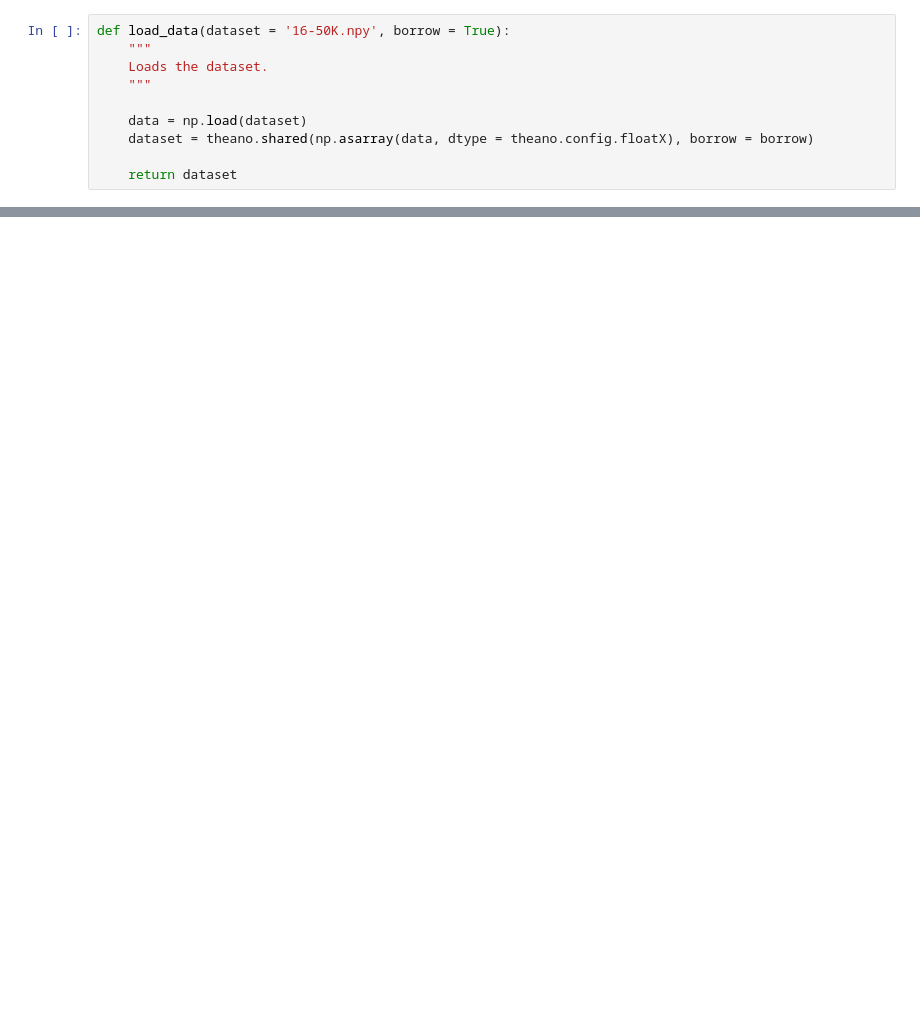
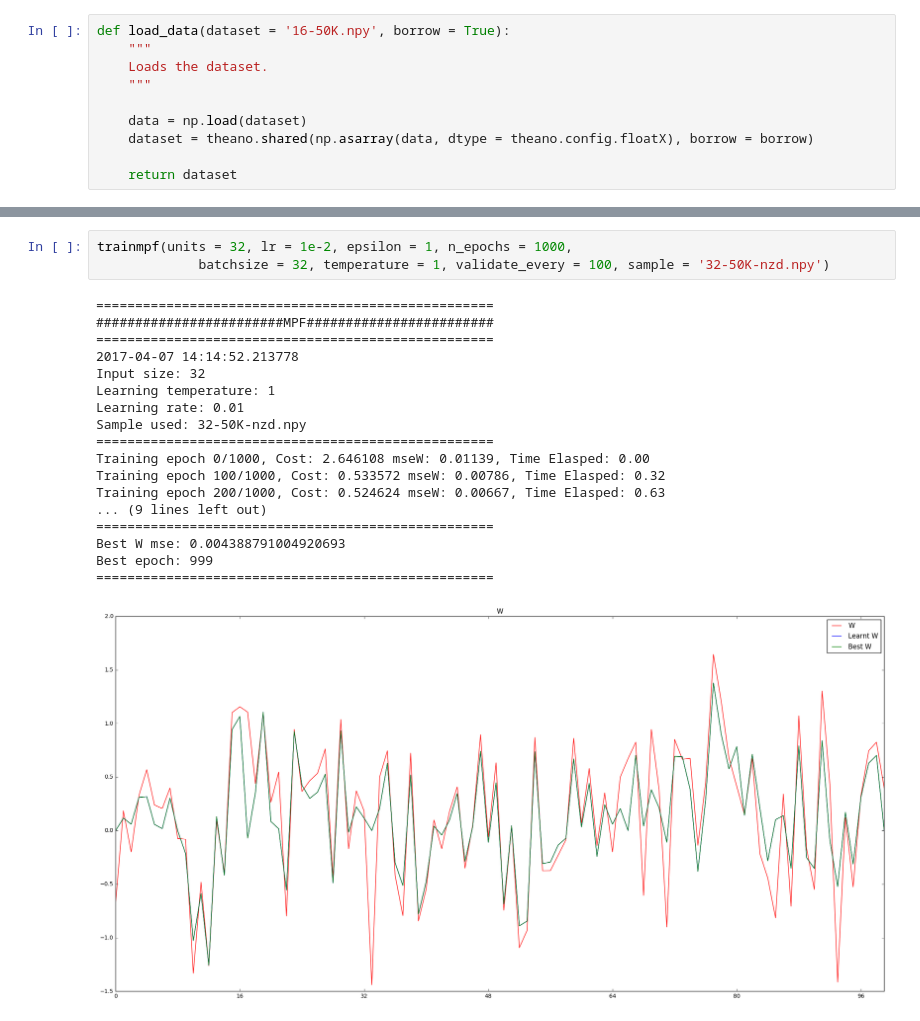
Before and after one commit to zunction/old-mmpf, a Jupyter notebook: Diagonal Biases.ipynb, the cells around one changed output, grey strips where cells are left out. Saved outputs shown, nothing was run; the diff lists cells and outputs as text; blank space fills up the shorter version.

```diff
--- a/Diagonal Biases.ipynb
+++ b/Diagonal Biases.ipynb
@@ -254,2 +445,24 @@ Best b mse: 0.27598517385742094
+# %%
+trainmpf(units = 32, lr = 1e-2, epsilon = 1, n_epochs = 1000,
+             batchsize = 32, temperature = 1, validate_every = 100, sample = '32-50K-nzd.npy')
+# %% [output]
+===================================================
+########################MPF########################
+===================================================
+2017-04-07 14:14:52.213778
+Input size: 32
+Learning temperature: 1
+Learning rate: 0.01
+Sample used: 32-50K-nzd.npy
+===================================================
+Training epoch 0/1000, Cost: 2.646108 mseW: 0.01139, Time Elasped: 0.00
+Training epoch 100/1000, Cost: 0.533572 mseW: 0.00786, Time Elasped: 0.32
+Training epoch 200/1000, Cost: 0.524624 mseW: 0.00667, Time Elasped: 0.63
+... (9 lines left out)
+===================================================
+Best W mse: 0.004388791004920693
+Best epoch: 999
+===================================================
+[figure, added]
 # %%
 trainmpf(units = 16, lr = 1e-2, epsilon = 1, n_epochs = 1000,
```
Also changed, not shown: parts of 22 cells of this notebook, 7 other files.
